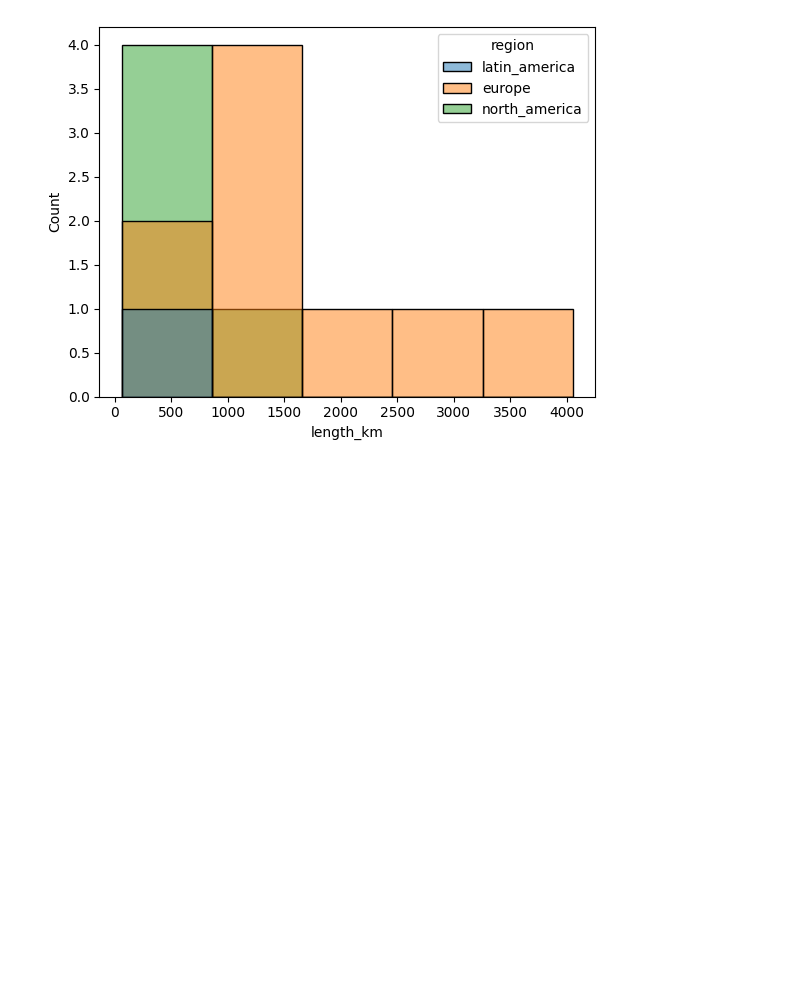
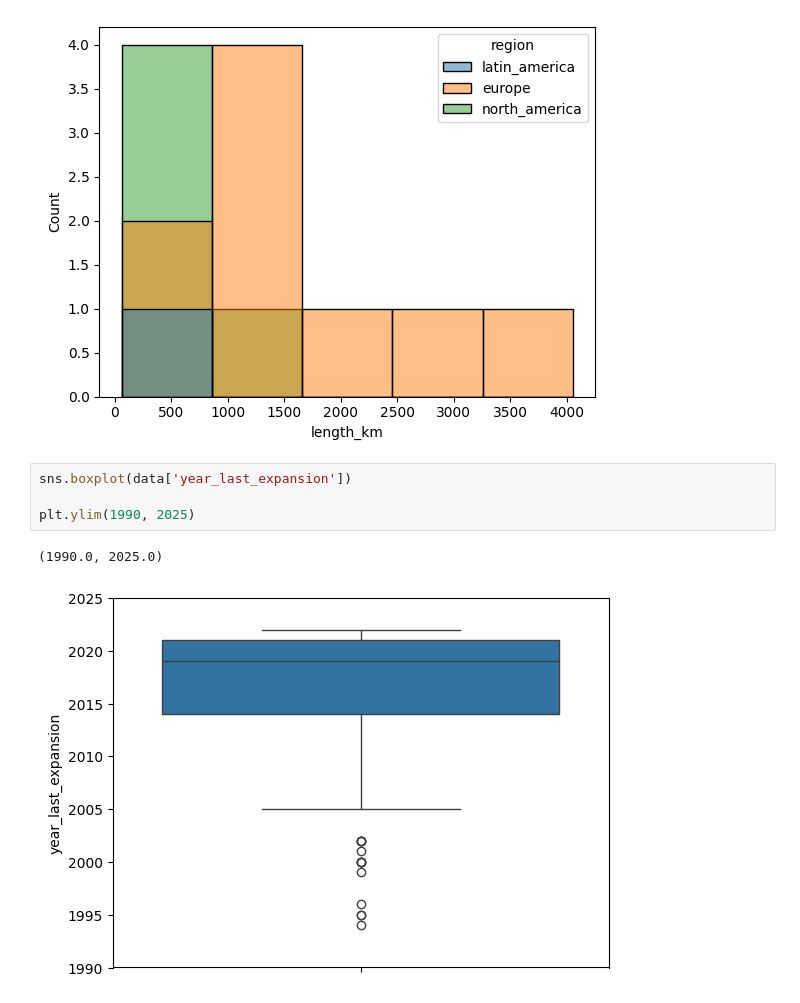
Before and after one commit to sjsjsmsmsj/DATASCIENCE, a Jupyter notebook: EDA/eda.ipynb, the cells around one changed output. Saved outputs shown, nothing was run; the diff lists cells and outputs as text; blank space fills up the shorter version.

```diff
--- a/EDA/eda.ipynb
+++ b/EDA/eda.ipynb
@@ -173,3 +173,10 @@ sns.histplot(x='length_km', hue='region', data=data_early_year)
 # %% [output]
 <Axes: xlabel='length_km', ylabel='Count'>
 [figure]
+# %%
+sns.boxplot(data['year_last_expansion'])
+
+plt.ylim(1990, 2025)
+# %% [output]
+(1990.0, 2025.0)
+[figure, added]
```
Also changed, not shown: parts of 8 cells of this notebook, 1 other file.
